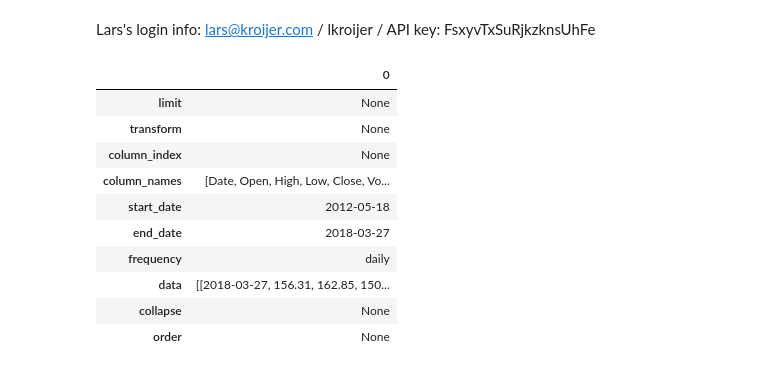
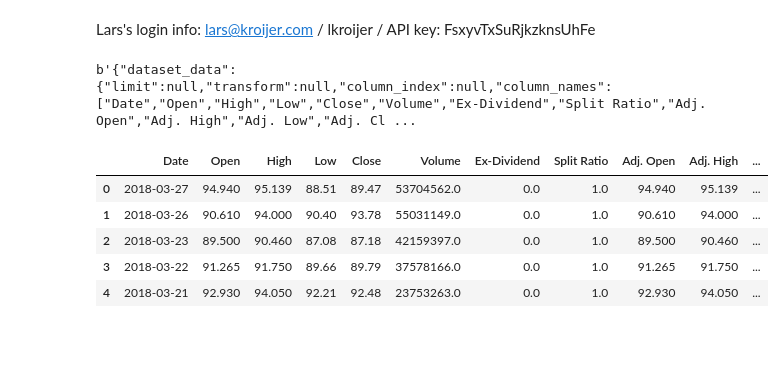
Before and after one commit to larsk123/ipython_api_stuff, a Jupyter notebook: AR API Stuff.ipynb, the cells around one changed output. Drawn from its saved outputs; the diff is of its cells as text; code cells hidden in the pictures; blank space fills up the shorter version.

```diff
--- a/AR API Stuff.ipynb
+++ b/AR API Stuff.ipynb
@@ -47,19 +47,26 @@ ticker = "FB"
 q_url = f"https://www.quandl.com/api/v3/datasets/WIKI/{ticker}/data.json?api_key=FsxyvTxSuRjkzknsUhFe"
 
 q_r = requests.get(q_url)
-# print (q_r.content)
-q_data = q_r.json()
-q_df = pd.DataFrame.from_dict(q_data["dataset_data"], orient = "index")
-q_df.head(10)
+print (q_r.content)
 # %% [output]
-|  | 0 |
-| limit | None |
-| transform | None |
-| column_index | None |
-| column_names | [Date, Open, High, Low, Close, Vo... |
-| start_date | 2012-05-18 |
-| end_date | 2018-03-27 |
-| frequency | daily |
-| data | [[2018-03-27, 156.31, 162.85, 150... |
-| collapse | None |
-| order | None |
+b'{"dataset_data":{"limit":null,"transform":null,"column_index":null,"column_names":["Date","Open","High","Low","Close","Volume","Ex-Dividend","Split Ratio","Adj. Open","Adj. High","Adj. Low","Adj. Cl ...
+# %%
+#input ticker below
+ticker = "MSFT"
+
+q_url = f"https://www.quandl.com/api/v3/datasets/WIKI/{ticker}/data.json?api_key=FsxyvTxSuRjkzknsUhFe"
+
+q_r = requests.get(q_url)
+q_data = q_r.json()
+
+column_data = json_normalize(q_data['dataset_data'], 'data')
+q_df = column_data
+q_df.columns = ["Date","Open","High","Low","Close","Volume","Ex-Dividend","Split Ratio","Adj. Open","Adj. High","Adj. Low","Adj. Close","Adj. Volume"]
+q_df.head()
+# %% [output]
+|  | Date | Open | High | Low | Close | Volume | Ex-Dividend | Split Ratio | Adj. Open | Adj. High | ... |
+| 0 | 2018-03-27 | 94.940 | 95.139 | 88.51 | 89.47 | 53704562.0 | 0.0 | 1.0 | 94.940 | 95.139 | ... |
+| 1 | 2018-03-26 | 90.610 | 94.000 | 90.40 | 93.78 | 55031149.0 | 0.0 | 1.0 | 90.610 | 94.000 | ... |
+| 2 | 2018-03-23 | 89.500 | 90.460 | 87.08 | 87.18 | 42159397.0 | 0.0 | 1.0 | 89.500 | 90.460 | ... |
+| 3 | 2018-03-22 | 91.265 | 91.750 | 89.66 | 89.79 | 37578166.0 | 0.0 | 1.0 | 91.265 | 91.750 | ... |
+| 4 | 2018-03-21 | 92.930 | 94.050 | 92.21 | 92.48 | 23753263.0 | 0.0 | 1.0 | 92.930 | 94.050 | ... |
```
Also changed, not shown: parts of 1 cell of this notebook.
